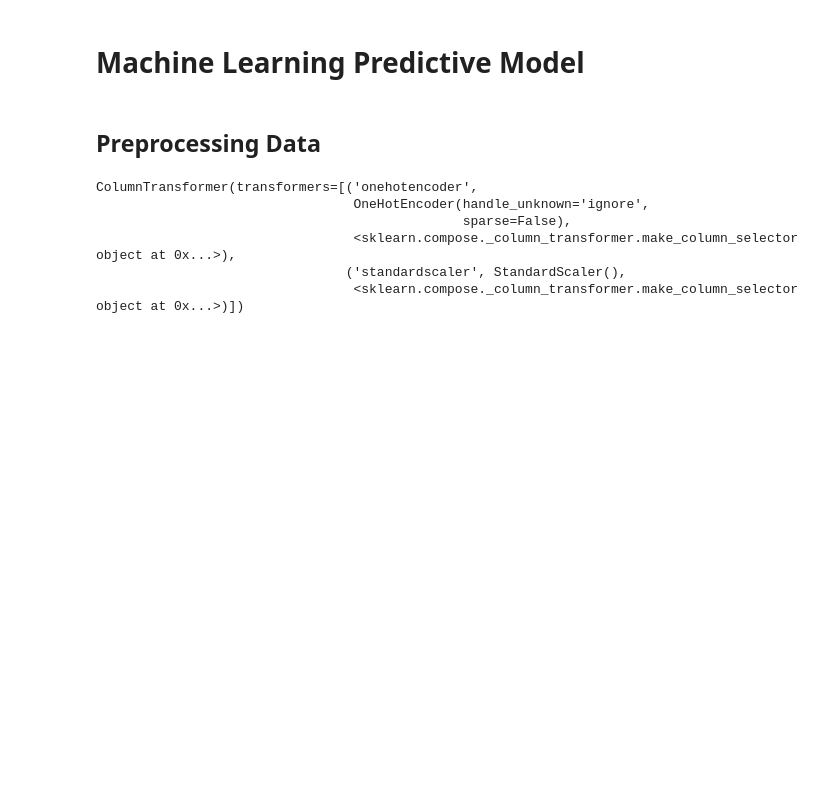
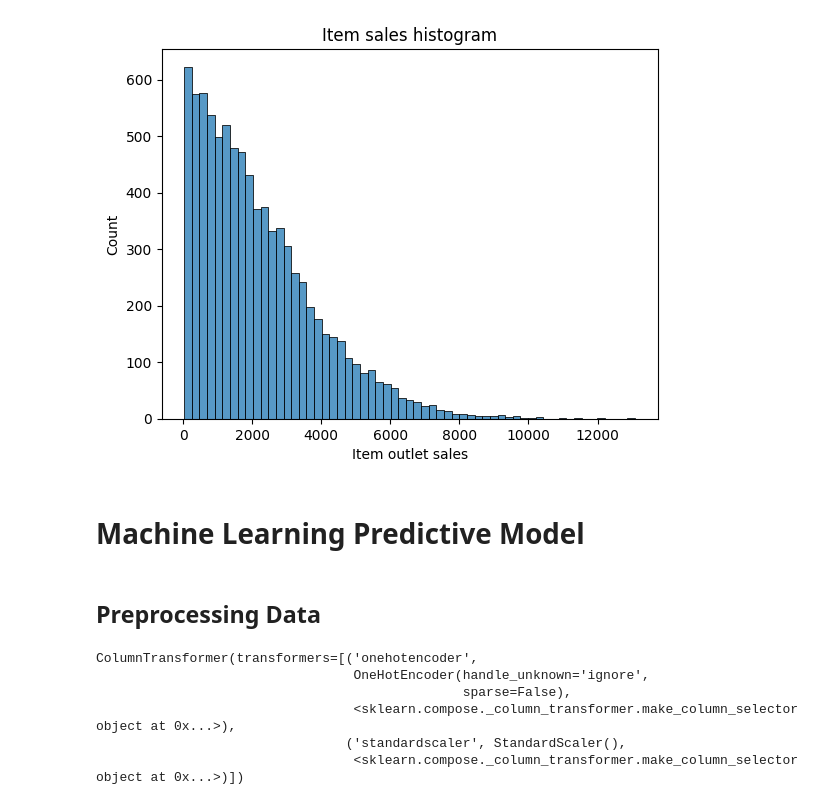
Before and after one commit to CameronBannick/Sales_Predictions, a Jupyter notebook: Sales_Prediction.ipynb, the cells around one changed output. Cells and saved outputs as stored; diff of their text form; code cells hidden in the pictures; blank space fills up the shorter version.

```diff
--- a/Sales_Prediction.ipynb
+++ b/Sales_Prediction.ipynb
@@ -243,3 +245,14 @@ The last visual shows the average Item Outlet Sales by Item Type. It seems all t
+# %%
+#call histogram
+g = sns.histplot(x='item_outlet_sales', data=df)
+#call title
+g.set_title('Item sales histogram')
+#call axis label
+plt.xlabel('Item outlet sales')
+#show plot
+plt.show()
+# %% [output]
+[figure, added]
 # %% [markdown]
 # Machine Learning Predictive Model
 # %% [markdown]
```
Also changed, not shown: parts of 54 cells of this notebook.
